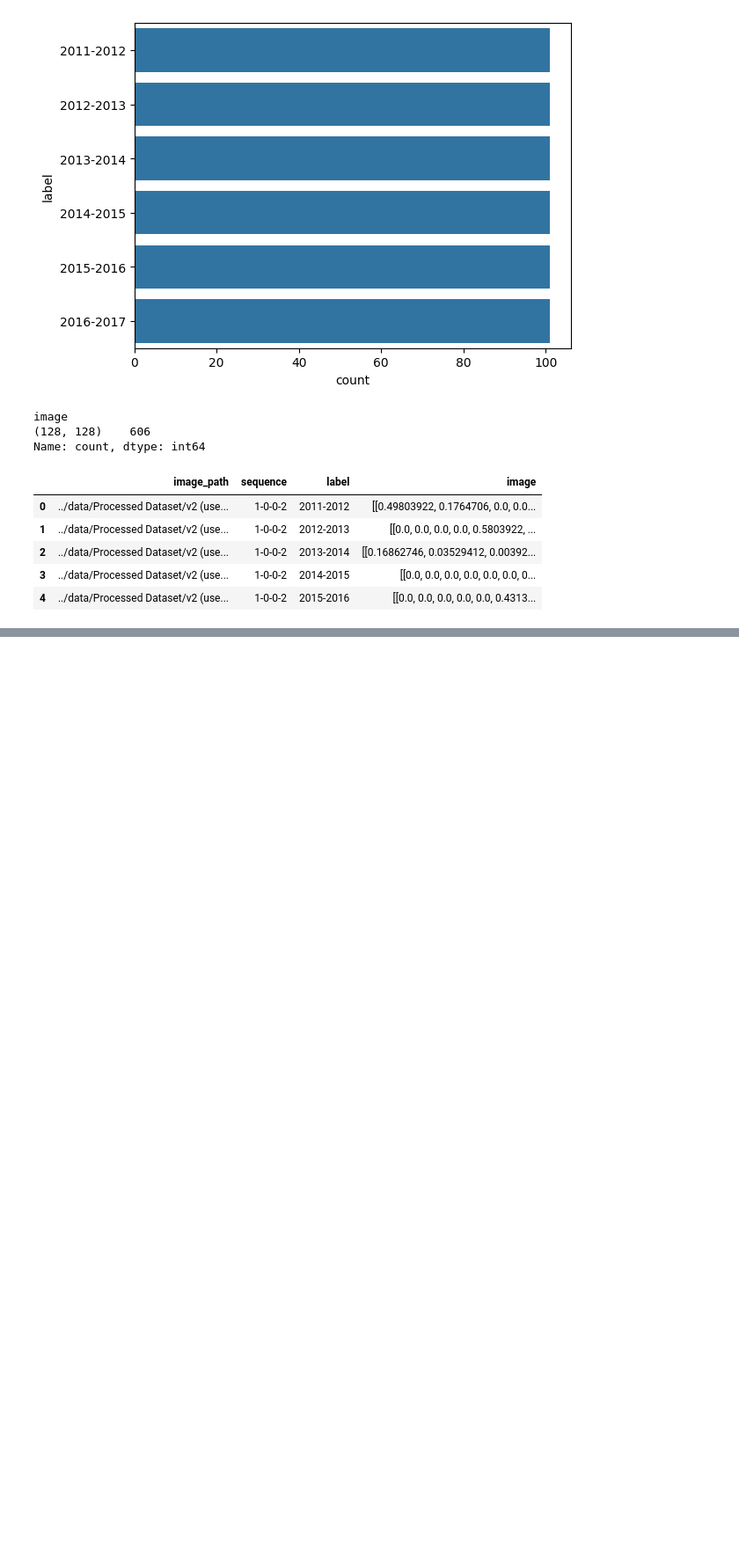
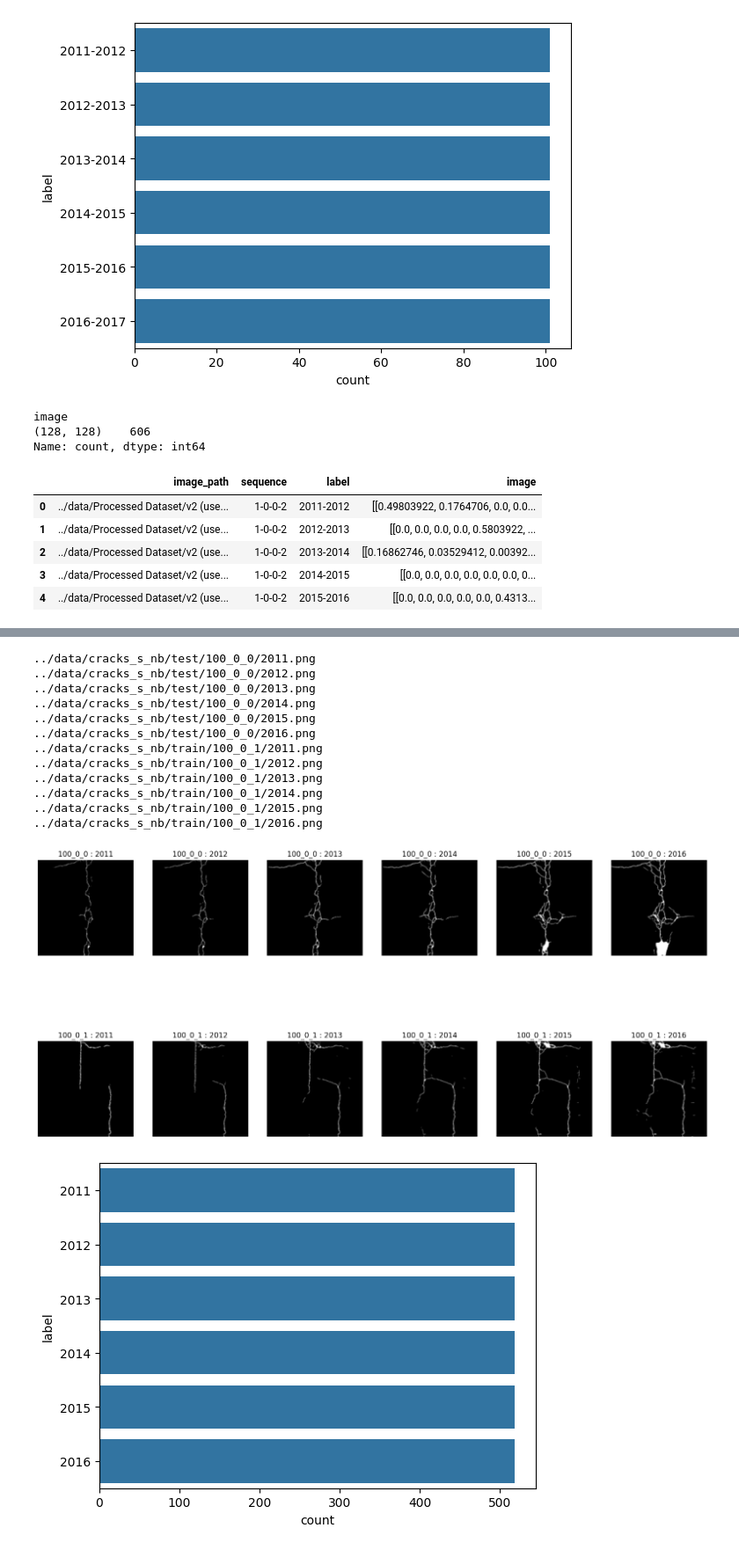
Before and after one commit to jnyang/crack_forecasting, a Jupyter notebook: notebooks/1_EDA.ipynb, the cells around one changed output, grey strips where cells are left out. Shown at 88% size. Cells and saved outputs as stored; diff of their text form; code cells hidden in the pictures; blank space fills up the shorter version.

```diff
--- a/notebooks/1_EDA.ipynb
+++ b/notebooks/1_EDA.ipynb
@@ -156,0 +159,17 @@ df.head()
+# %%
+# Go through ../data/Processed Dataset/v2 and create a dataframe with the image path and label
+
+# Create a list of all the images
+image_list = []
+for root, dirs, files in os.walk("../data/cracks_s_nb"):
+    for file in files:
+        if file.endswith(".png"):
+             image_list.append(os.path.join(root, file))
+
+# Dataframe with image path and label
+df = pd.DataFrame(image_list, columns=["image_path"])
+df["sequence"] = df["image_path"].str.split("/").str[-2]
+df["label"] = df["image_path"].str.split("/").str[-1].str.split(".").str[-2].str.split("_").str[-1]
+# Sort by sequence and label
+df.sort_values(by=["sequence", "label"], inplace=True, ignore_index=True)
+df.head(20)
@@ -156,0 +194,29 @@ df.head()
+# %%
+# Preview the images
+fig, ax = plt.subplots(2, 6, figsize=(20, 10))
+for i, row in enumerate(ax):
+    for j, col in enumerate(row):
+        print(df["image_path"][i * 6 + j])
+        col.imshow(plt.imread(df["image_path"][i * 6 + j]), cmap="gray")
+        col.set_title(df["sequence"][i * 6 + j] + " : " + df["label"][i * 6 + j])
+        col.axis("off")
+plt.show()
+
+# Check the distribution of the labels
+sns.countplot(df["label"])
+plt.show()
+# %% [output]
+../data/cracks_s_nb/test/100_0_0/2011.png
+../data/cracks_s_nb/test/100_0_0/2012.png
+../data/cracks_s_nb/test/100_0_0/2013.png
+../data/cracks_s_nb/test/100_0_0/2014.png
+../data/cracks_s_nb/test/100_0_0/2015.png
+../data/cracks_s_nb/test/100_0_0/2016.png
+../data/cracks_s_nb/train/100_0_1/2011.png
+../data/cracks_s_nb/train/100_0_1/2012.png
+../data/cracks_s_nb/train/100_0_1/2013.png
+../data/cracks_s_nb/train/100_0_1/2014.png
+../data/cracks_s_nb/train/100_0_1/2015.png
+../data/cracks_s_nb/train/100_0_1/2016.png
+[figure, added]
+[figure, added]
```
Also changed, not shown: parts of 5 cells of this notebook, 3 other files.
